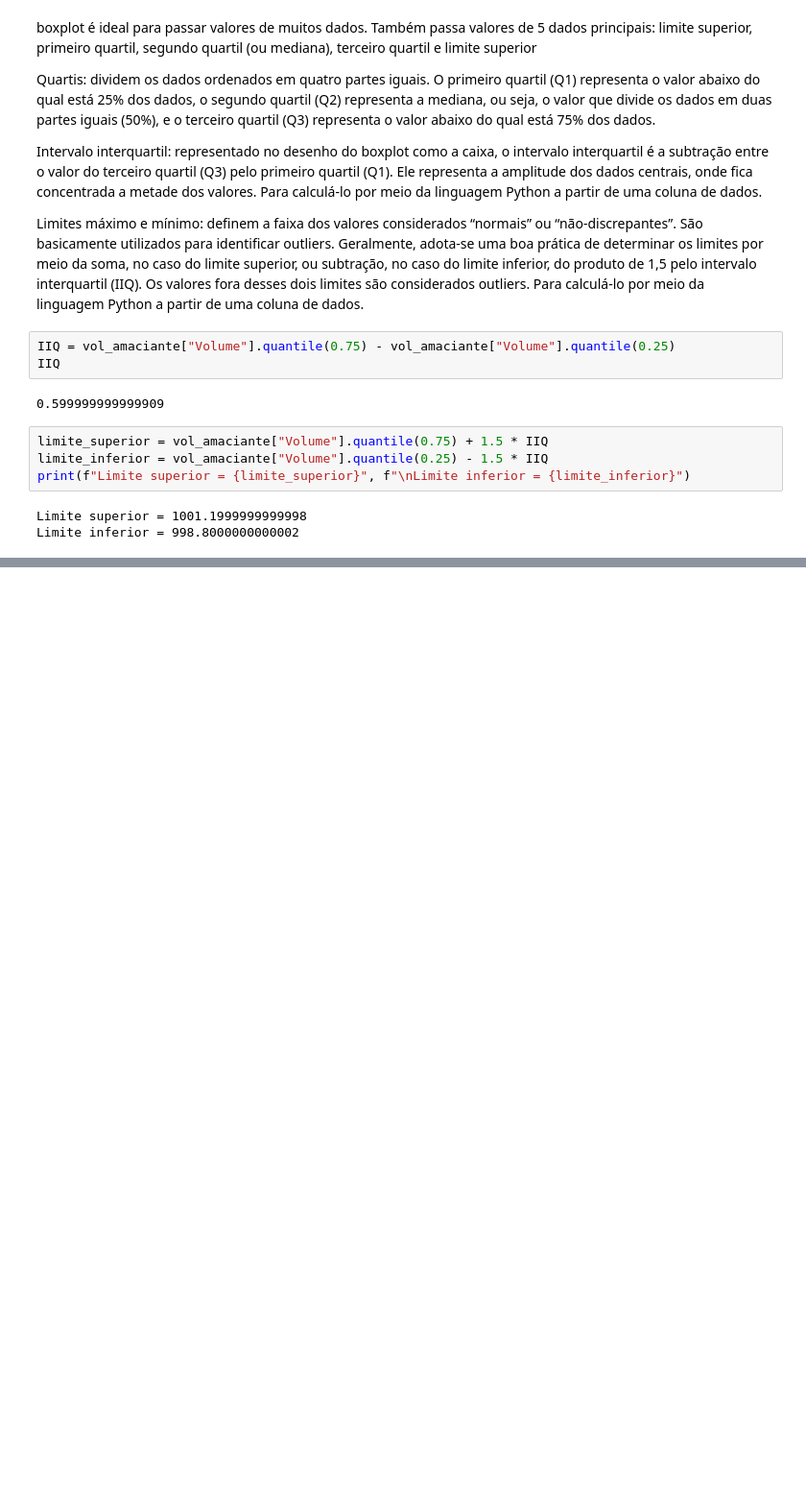
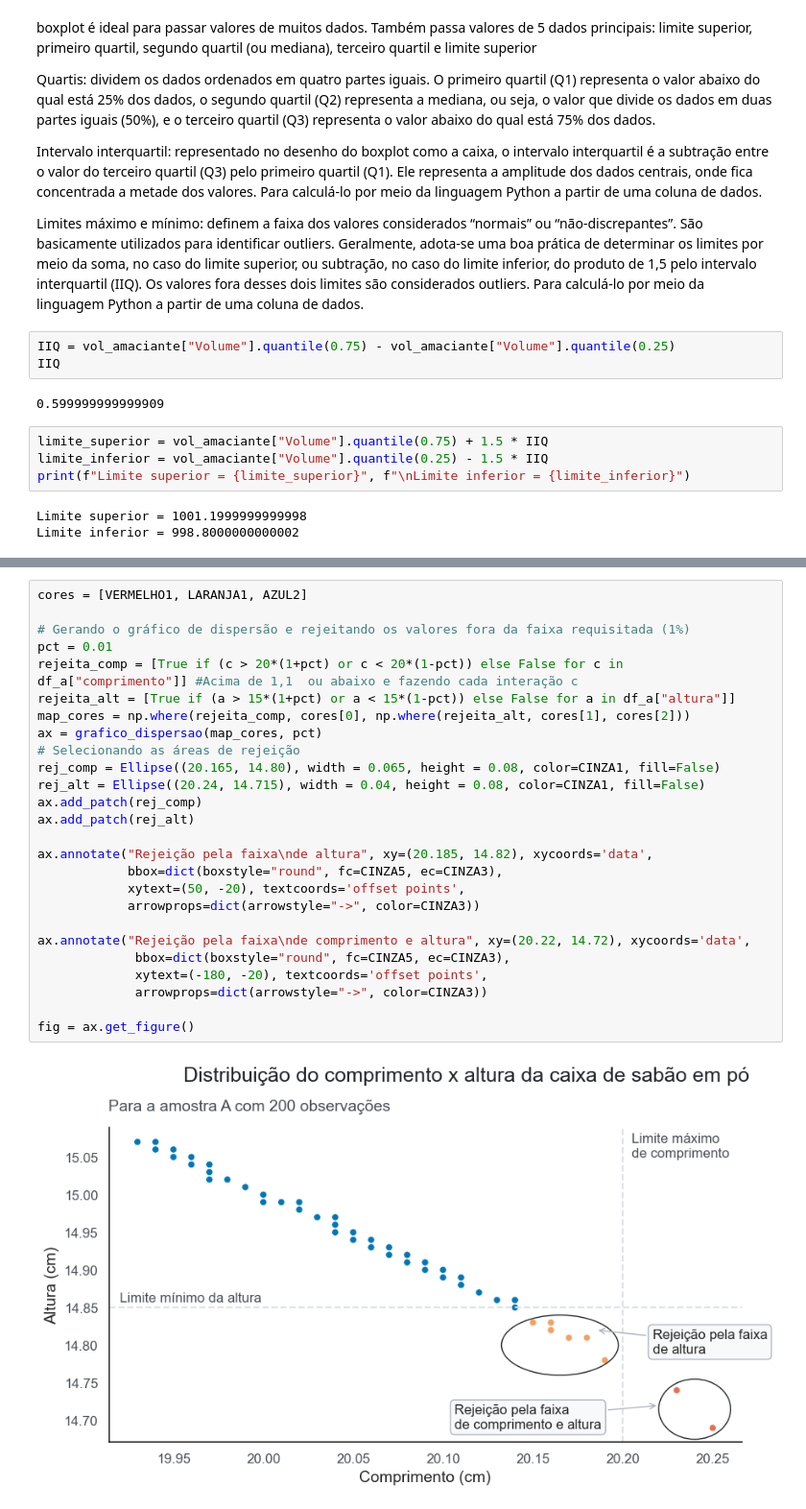
Before and after one commit to Cr0l3y/comparison_distribution_charts, a Jupyter notebook: Dados_Indust_de_limpeza.ipynb, the cells around one changed output, grey strips where cells are left out. Shown: that part at 96% size. Cells and saved outputs as stored; diff of their text form; blank space fills up the shorter version.

```diff
--- a/Dados_Indust_de_limpeza.ipynb
+++ b/Dados_Indust_de_limpeza.ipynb
@@ -204,0 +317,28 @@ Limite inferior = 998.8000000000002
+# %%
+cores = [VERMELHO1, LARANJA1, AZUL2]
+
+# Gerando o gráfico de dispersão e rejeitando os valores fora da faixa requisitada (1%)
+pct = 0.01
+rejeita_comp = [True if (c > 20*(1+pct) or c < 20*(1-pct)) else False for c in df_a["comprimento"]] #Acima de 1,1  ou abaixo e fazendo cada interação c
+rejeita_alt = [True if (a > 15*(1+pct) or a < 15*(1-pct)) else False for a in df_a["altura"]]
+map_cores = np.where(rejeita_comp, cores[0], np.where(rejeita_alt, cores[1], cores[2]))
+ax = grafico_dispersao(map_cores, pct)
+# Selecionando as áreas de rejeição
+rej_comp = Ellipse((20.165, 14.80), width = 0.065, height = 0.08, color=CINZA1, fill=False)
+rej_alt = Ellipse((20.24, 14.715), width = 0.04, height = 0.08, color=CINZA1, fill=False)
+ax.add_patch(rej_comp)
+ax.add_patch(rej_alt)
+
+ax.annotate("Rejeição pela faixa\nde altura", xy=(20.185, 14.82), xycoords='data',
+            bbox=dict(boxstyle="round", fc=CINZA5, ec=CINZA3),
+            xytext=(50, -20), textcoords='offset points',
+            arrowprops=dict(arrowstyle="->", color=CINZA3))
+
+ax.annotate("Rejeição pela faixa\nde comprimento e altura", xy=(20.22, 14.72), xycoords='data',
+             bbox=dict(boxstyle="round", fc=CINZA5, ec=CINZA3),
+             xytext=(-180, -20), textcoords='offset points',
+             arrowprops=dict(arrowstyle="->", color=CINZA3))
+
+fig = ax.get_figure()
+# %% [output]
+[figure, added]
```
Also changed, not shown: parts of 14 cells of this notebook.
